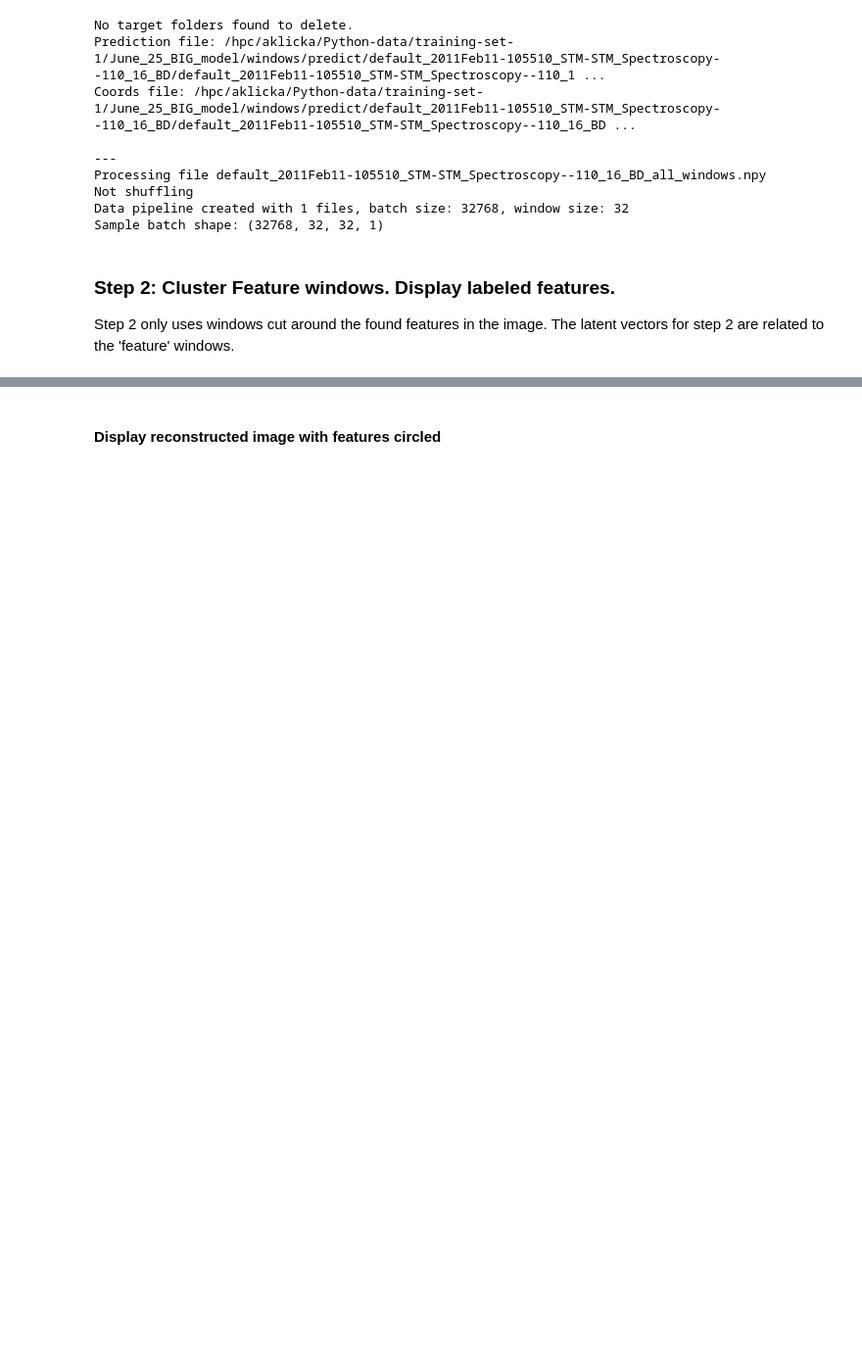
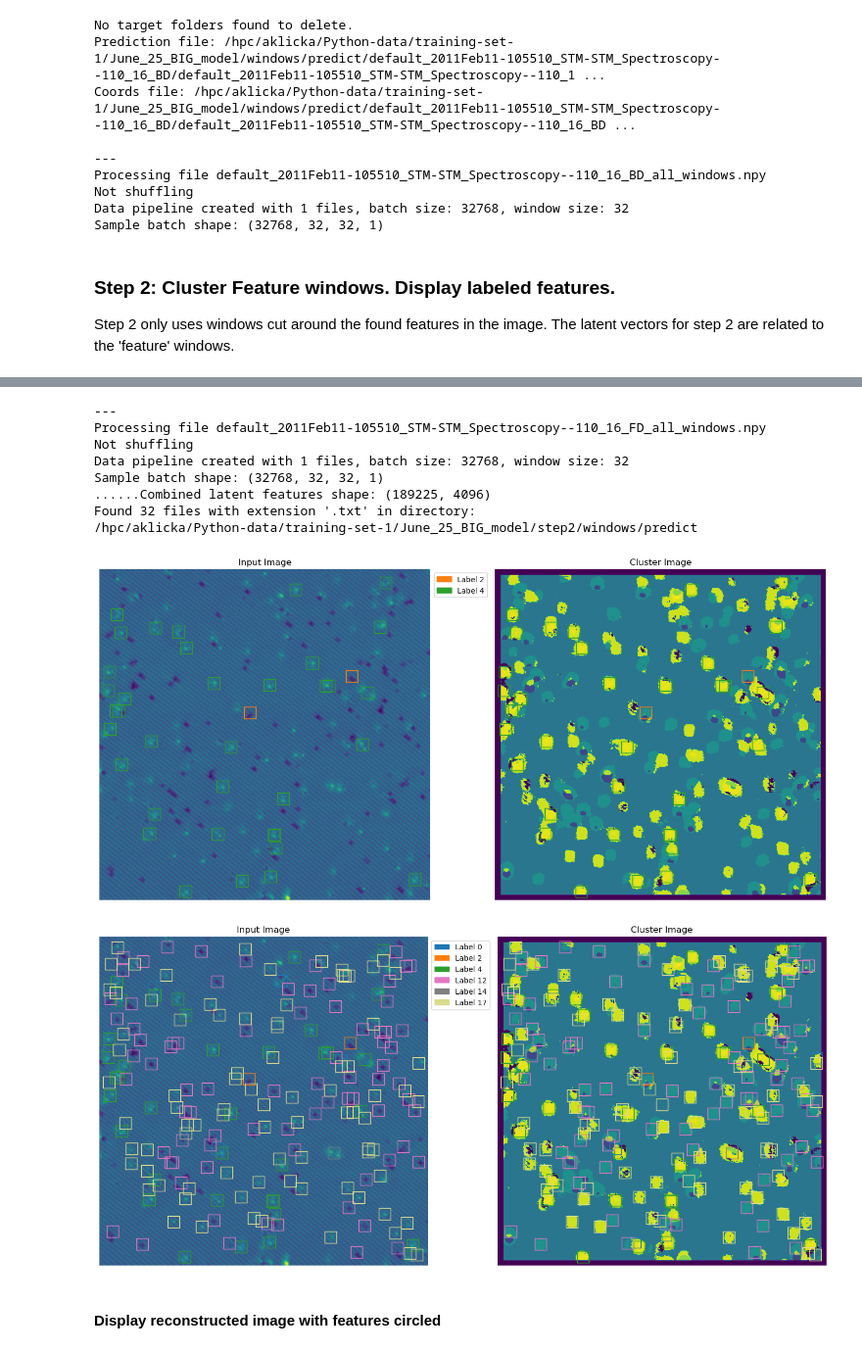
Before and after one commit to srschofield/SRSML24, a Jupyter notebook: notebooks/adam/end_user.ipynb, the cells around one changed output, grey strips where cells are left out. Shown at 98% size. Saved outputs shown, nothing was run; the diff lists cells and outputs as text; code cells hidden in the pictures; blank space fills up the shorter version.

```diff
--- a/notebooks/adam/end_user.ipynb
+++ b/notebooks/adam/end_user.ipynb
@@ -351,3 +341,29 @@ display_images_with_labels(sorted_feature_windows, sorted_labels, num_images=ima
+# %%
+
+#get reconstructed image and cluster image
+reconstructed_img, cluster_img = m.reconstruct_predict(step1_predict_files[image_num], step1_prediction_windows_coordinates_file_list[image_num], autoencoder_model, cluster_model, window_size, predictions_batch_size)
+
+# Get the corresponding image coordimages list file
+step2_prediction_windows_coordinates_file_list , _ = dp.list_files_by_extension(step2_windows_predict_path,'.txt',verbose=False)
+
+# Get the coordinates for a specific image with index `image_num`
+coordinates_data = np.loadtxt(step2_prediction_windows_coordinates_file_list[image_num], skiprows=1, dtype=float).astype(np.int64)
+
+# Show the original image with all found features in different coloured squares
+m.display_labels_on_image(reconstructed_img, coordinates_data, labels, label_num=[2,4], show_cluster_img=True, cluster_img=cluster_img)
+
+m.display_labels_on_image(reconstructed_img, coordinates_data, labels, label_num=[], show_cluster_img=True, cluster_img=cluster_img)
+# %% [output]
+---
+Processing file default_2011Feb11-105510_STM-STM_Spectroscopy--110_16_FD_all_windows.npy
+Not shuffling
+Data pipeline created with 1 files, batch size: 32768, window size: 32
+Sample batch shape: (32768, 32, 32, 1)
+......Combined latent features shape: (189225, 4096)
+Found 32 files with extension '.txt' in directory:
+/hpc/aklicka/Python-data/training-set-1/June_25_BIG_model/step2/windows/predict
+[figure, added]
+[figure, added]
 # %% [markdown]
 #### Display reconstructed image with features circled
 # %%
```
Also changed, not shown: parts of 9 cells of this notebook, 2 other files.
